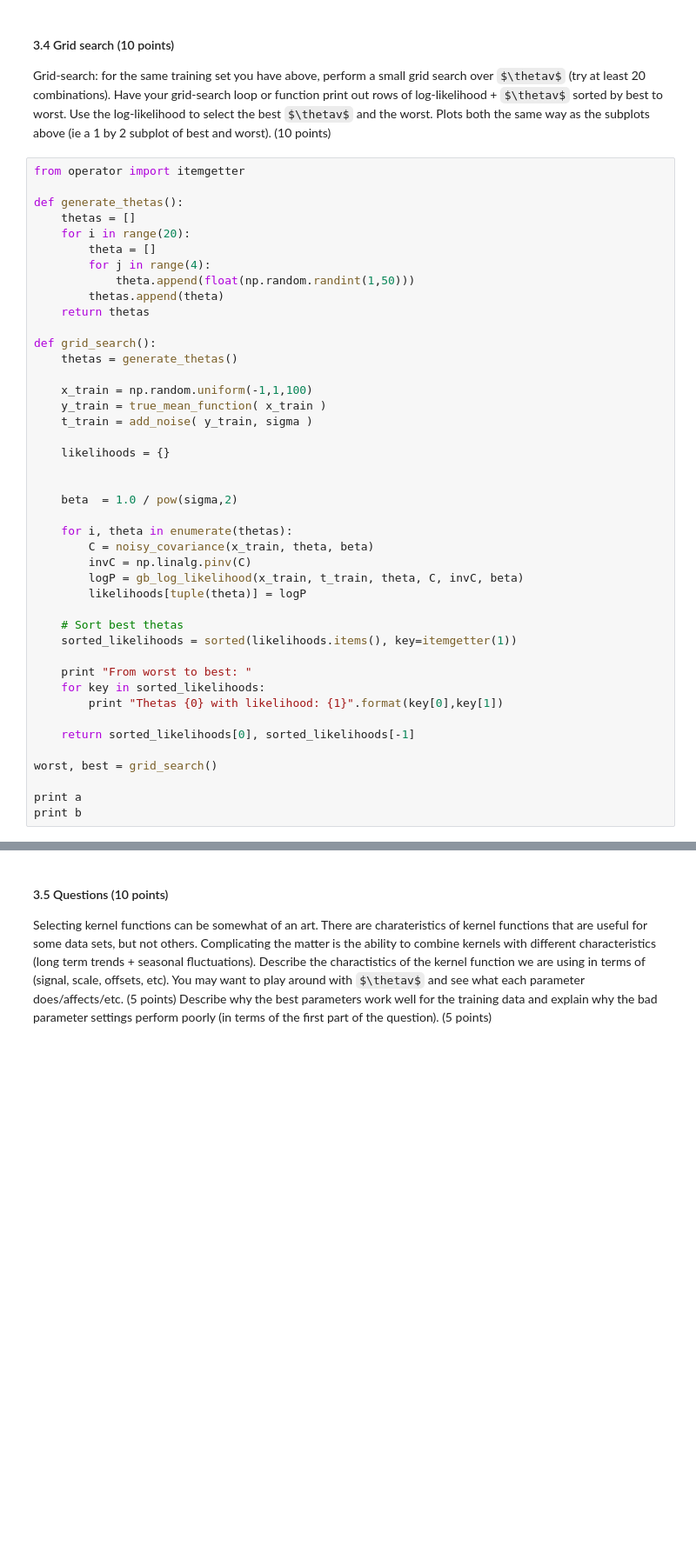
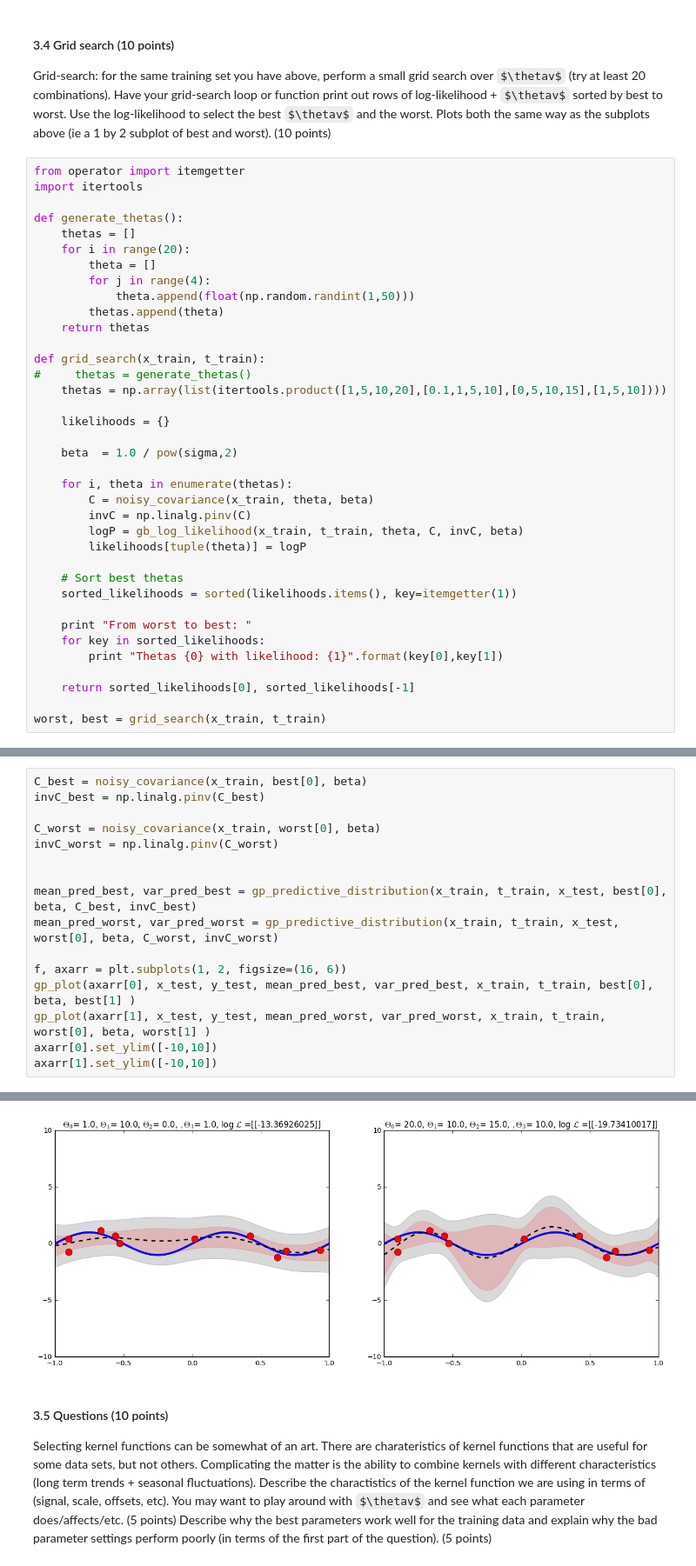
Before and after one commit to Vasileios-Charatsidis/machine_learning_1_labs, a Jupyter notebook: hw3/Lab3_KIANFAR_MIRONENCO.ipynb, the cells around one changed output, grey strips where cells are left out. Shown at 87% size. Drawn from its saved outputs; the diff is of its cells as text; some formulas as TeX source; blank space fills up the shorter version.

```diff
--- a/hw3/Lab3_KIANFAR_MIRONENCO.ipynb
+++ b/hw3/Lab3_KIANFAR_MIRONENCO.ipynb
@@ -354,6 +383,7 @@ $$\dfrac{\partial  K_{nm}}{\partial \phi_3} = \dfrac{\partial  K_{nm}}{\partial
 Grid-search: for the same training set you have above, perform a small grid search over $\thetav$ (try at least 20 combinations).  Have your grid-search loop or function print out rows of log-likelihood + $\thetav$ sorted by best to worst.  Use the log-likelihood to select the best $\thetav$ and the worst.  Plots both the same way as the subplots above (ie a 1 by 2 subplot of best and worst). (10 points)
 # %%
 from operator import itemgetter
+import itertools
 
 def generate_thetas():
     thetas = []
@@ -364,15 +394,11 @@ def generate_thetas():
         thetas.append(theta)
     return thetas
 
-def grid_search():
-    thetas = generate_thetas()
-
-    x_train = np.random.uniform(-1,1,100)
-    y_train = true_mean_function( x_train )
-    t_train = add_noise( y_train, sigma )
+def grid_search(x_train, t_train):
+#     thetas = generate_thetas()
+    thetas = np.array(list(itertools.product([1,5,10,20],[0.1,1,5,10],[0,5,10,15],[1,5,10])))
 
     likelihoods = {}
-
 
     beta  = 1.0 / pow(sigma,2)
 
@@ -391,9 +417,6 @@ def grid_search():
 
     return sorted_likelihoods[0], sorted_likelihoods[-1]
 
-worst, best = grid_search()
-
-print a
-print b
+worst, best = grid_search(x_train, t_train)
 # %% [output]
 From worst to best:
@@ -415,0 +439,17 @@ Thetas (2.0, 13.0, 4.0, 36.0) with likelihood: [[-85.40531115]]
+# %%
+C_best = noisy_covariance(x_train, best[0], beta)
+invC_best = np.linalg.pinv(C_best)
+
+C_worst = noisy_covariance(x_train, worst[0], beta)
+invC_worst = np.linalg.pinv(C_worst)
+
+
+mean_pred_best, var_pred_best = gp_predictive_distribution(x_train, t_train, x_test, best[0], beta, C_best, invC_best)
+mean_pred_worst, var_pred_worst = gp_predictive_distribution(x_train, t_train, x_test, worst[0], beta, C_worst, invC_worst)
+
+f, axarr = plt.subplots(1, 2, figsize=(16, 6))
+gp_plot(axarr[0], x_test, y_test, mean_pred_best, var_pred_best, x_train, t_train, best[0], beta, best[1] )
+gp_plot(axarr[1], x_test, y_test, mean_pred_worst, var_pred_worst, x_train, t_train, worst[0], beta, worst[1] )
+axarr[0].set_ylim([-10,10])
+axarr[1].set_ylim([-10,10])
+# %% [output]
@@ -416,3 +457,4 @@ Thetas (2.0, 13.0, 4.0, 36.0) with likelihood: [[-85.40531115]]
+[figure, added]
 # %% [markdown]
 #### 3.5 Questions (10 points)
 Selecting kernel functions can be somewhat of an art.  There are charateristics of kernel functions that are useful for some data sets, but not others.  Complicating the matter is the ability to combine kernels with different characteristics (long term trends + seasonal fluctuations).  Describe the charactistics of the kernel function we are using in terms of (signal, scale, offsets, etc). You may want to play around with $\thetav$ and see what each parameter does/affects/etc.  (5 points)  Describe why the best parameters work well for the training data and explain why the bad parameter settings perform poorly (in terms of the first part of the question).  (5 points)
```
Also changed, not shown: parts of 13 cells of this notebook, 1 other file.
